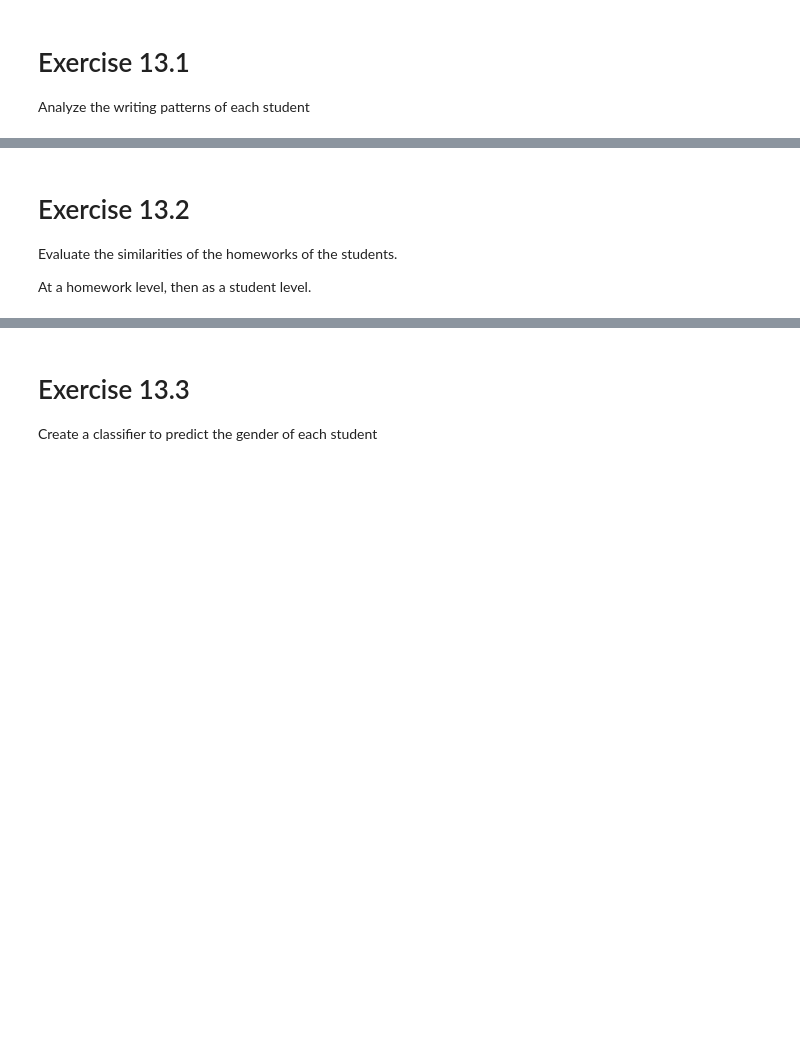
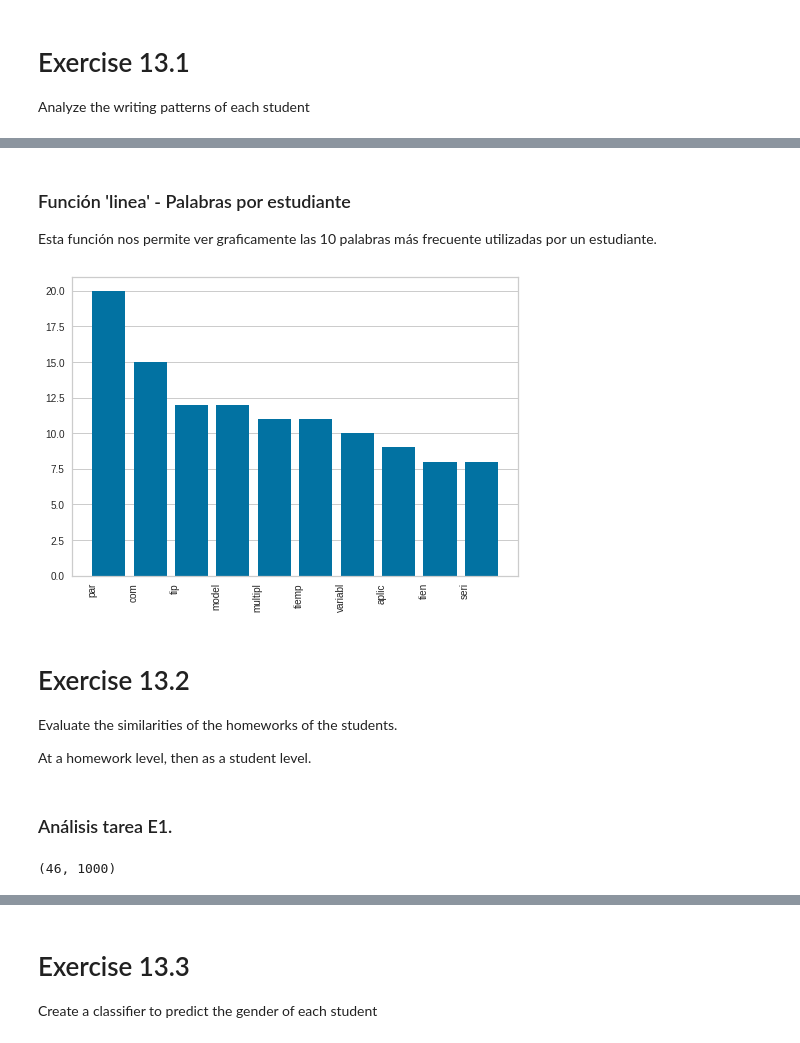
Before and after one commit to NecesitoUnNick/S3, a Jupyter notebook: E13-ClassHomeworksAnalysis.ipynb, the cells around one changed output, grey strips where cells are left out. Saved outputs shown, nothing was run; the diff lists cells and outputs as text; code cells hidden in the pictures; blank space fills up the shorter version.

```diff
--- a/E13-ClassHomeworksAnalysis.ipynb
+++ b/E13-ClassHomeworksAnalysis.ipynb
@@ -36,3 +209,19 @@ Analyze the writing patterns of each student
+# %% [markdown]
+### Función 'linea' - Palabras por estudiante
+Esta función nos permite ver graficamente las 10 palabras más frecuente utilizadas por un estudiante.
+# %%
+def linea (i):
+    estudiante = df[[i]]
+    vect = CountVectorizer(stop_words=spanish_stopwords, ngram_range=(1, 3))
+    X_dtm = vect.fit_transform(estudiante)
+    features   = vect.get_feature_names()
+    visualizer = FreqDistVisualizer(features=features,n=10, orient='v')
+    visualizer.fit(X_dtm)
+    #visualizer.show()
+
+linea(12) # se indica el número de fila del estudiante
+# %% [output]
+[figure, added]
 # %% [markdown]
 # Exercise 13.2
 
@@ -41,0 +234,2 @@ At a homework level, then as a student level.
+# %% [markdown]
+### Análisis tarea E1.
@@ -41,0 +240,7 @@ At a homework level, then as a student level.
+# %%
+vect = CountVectorizer(stop_words=spanish_stopwords, max_features=1000) # por default pasa todas las palablas a minuscula (lowercase)
+E1_dtm = vect.fit_transform(E1)
+temp=E1_dtm.todense()
+temp.shape
+# %% [output]
+(46, 1000)
```
Also changed, not shown: parts of 56 cells of this notebook.
